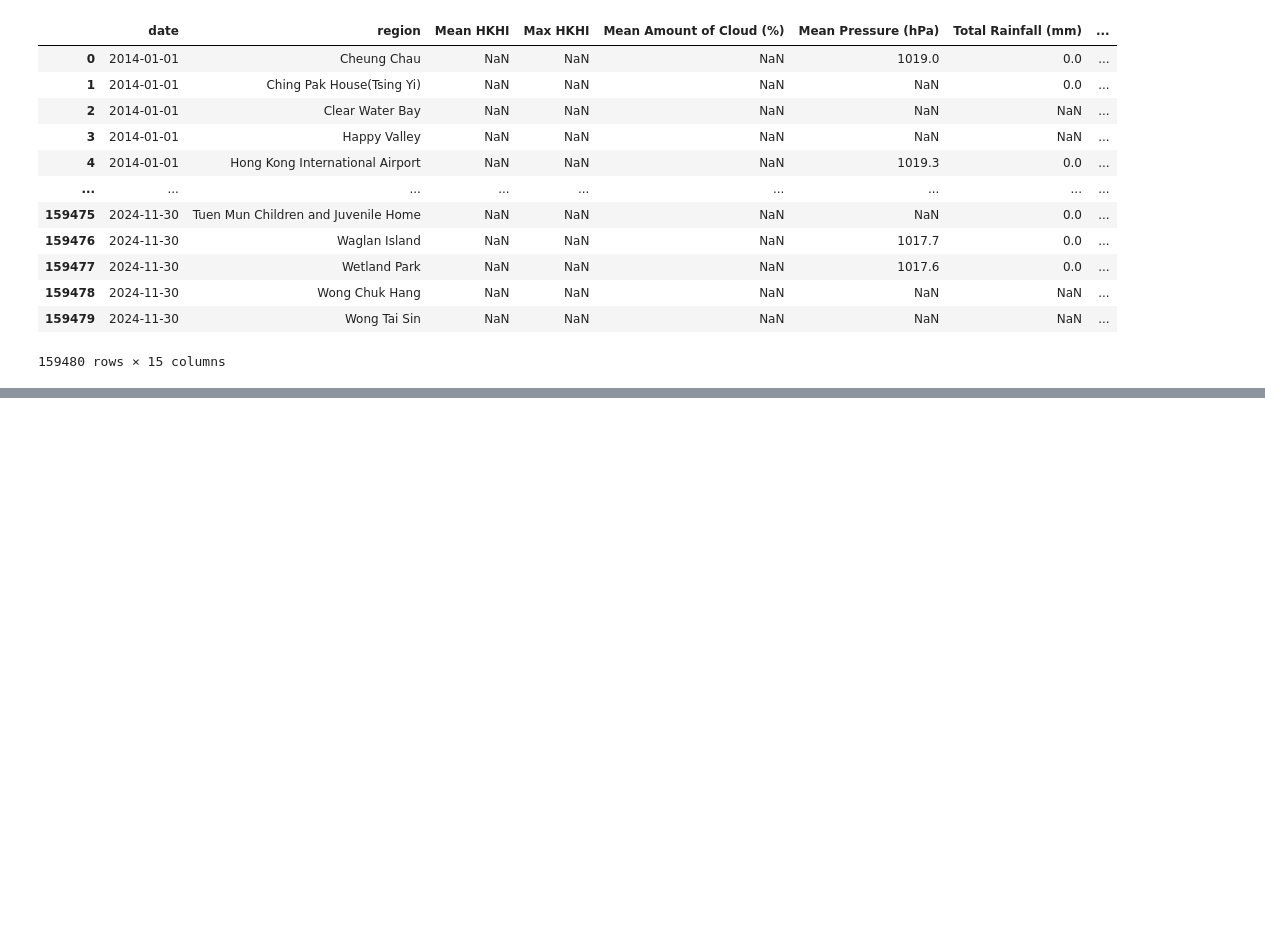
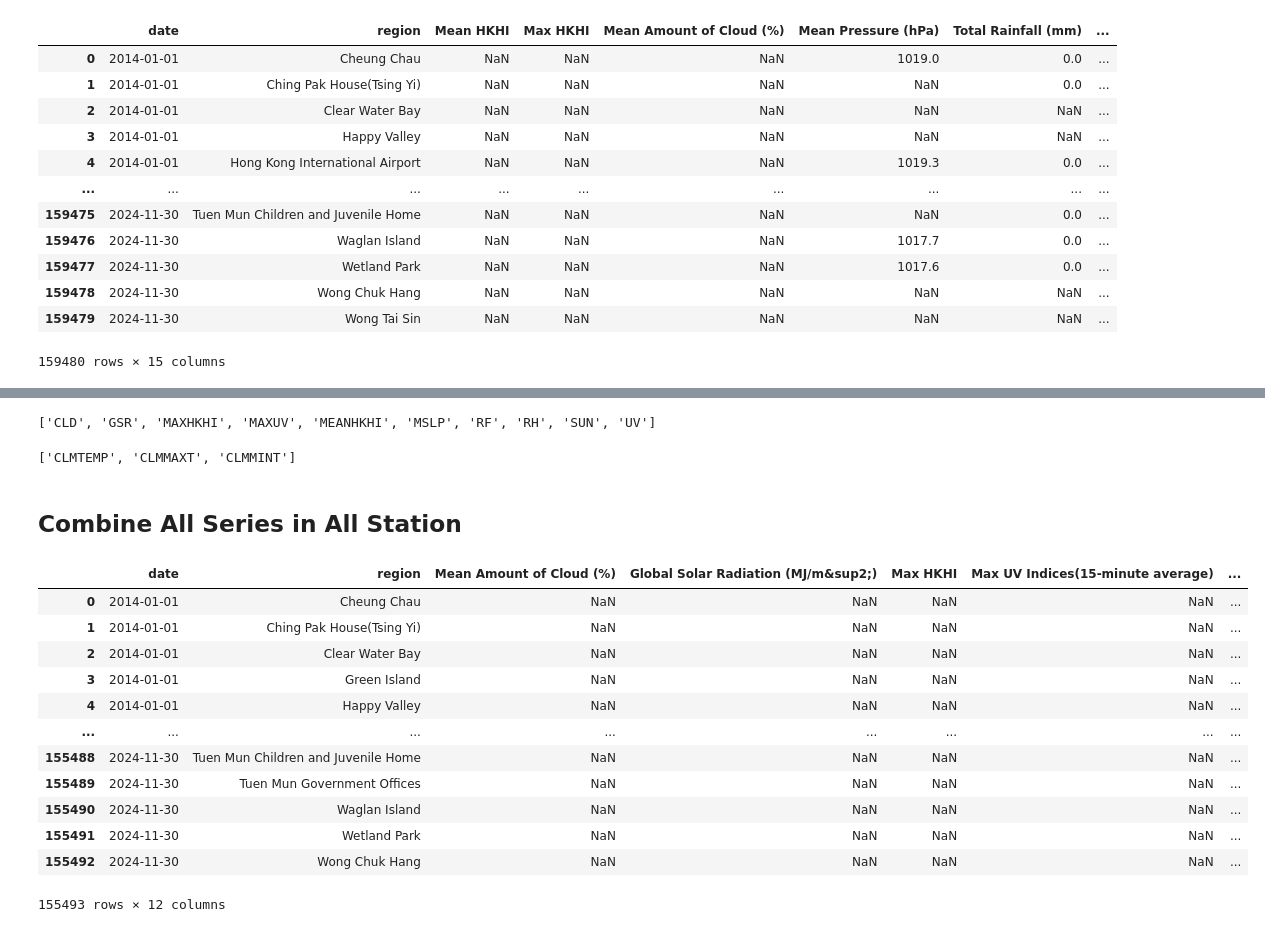
Before and after one commit to buthontingtimothy/Visualization_Mini_Project, a Jupyter notebook: Web_scraping.ipynb, the cells around one changed output, grey strips where cells are left out. Drawn from its saved outputs; the diff is of its cells as text; code cells hidden in the pictures; blank space fills up the shorter version.

Commit message:
Web Scraping
Combination between All Series and All Station

```diff
--- a/Web_scraping.ipynb
+++ b/Web_scraping.ipynb
@@ -296,0 +362,2 @@ data.to_csv("data_v1.csv")
+# %%
+station_unique_sort = unique_sort(station_all)
@@ -296,0 +386,16 @@ data.to_csv("data_v1.csv")
+# %%
+data_series_all_excl_temp = [data_link.split("/")[8].split("_")[2] for data_link in data_link_list]
+# %%
+data_series_unique_sort_excl_temp = unique_sort(data_series_all_excl_temp)
+# %%
+data_series_unique_sort_excl_temp
+# %% [output]
+['CLD', 'GSR', 'MAXHKHI', 'MAXUV', 'MEANHKHI', 'MSLP', 'RF', 'RH', 'SUN', 'UV']
+# %%
+data_type_list_temperature
+# %% [output]
+['CLMTEMP', 'CLMMAXT', 'CLMMINT']
+# %% [markdown]
+## Combine All Series in All Station
+# %%
+data_excl_temp = merge_all_station_in_all_series(data_series_unique_sort_excl_temp, station_unique_sort, get_series_station, 2014)
@@ -296,0 +404,16 @@ data.to_csv("data_v1.csv")
+# %%
+data_excl_temp
+# %% [output]
+|  | date | region | Mean Amount of Cloud (%) | Global Solar Radiation (MJ/m&sup2;) | Max HKHI | Max UV Indices(15-minute average) | ... |
+| 0 | 2014-01-01 | Cheung Chau | NaN | NaN | NaN | NaN | ... |
+| 1 | 2014-01-01 | Ching Pak House(Tsing Yi) | NaN | NaN | NaN | NaN | ... |
+| 2 | 2014-01-01 | Clear Water Bay | NaN | NaN | NaN | NaN | ... |
+| 3 | 2014-01-01 | Green Island | NaN | NaN | NaN | NaN | ... |
+| 4 | 2014-01-01 | Happy Valley | NaN | NaN | NaN | NaN | ... |
+| ... | ... | ... | ... | ... | ... | ... | ... |
+| 155488 | 2024-11-30 | Tuen Mun Children and Juvenile Home | NaN | NaN | NaN | NaN | ... |
+| 155489 | 2024-11-30 | Tuen Mun Government Offices | NaN | NaN | NaN | NaN | ... |
+| 155490 | 2024-11-30 | Waglan Island | NaN | NaN | NaN | NaN | ... |
+| 155491 | 2024-11-30 | Wetland Park | NaN | NaN | NaN | NaN | ... |
+| 155492 | 2024-11-30 | Wong Chuk Hang | NaN | NaN | NaN | NaN | ... |
+155493 rows × 12 columns
```
Also changed, not shown: parts of 32 cells of this notebook.
